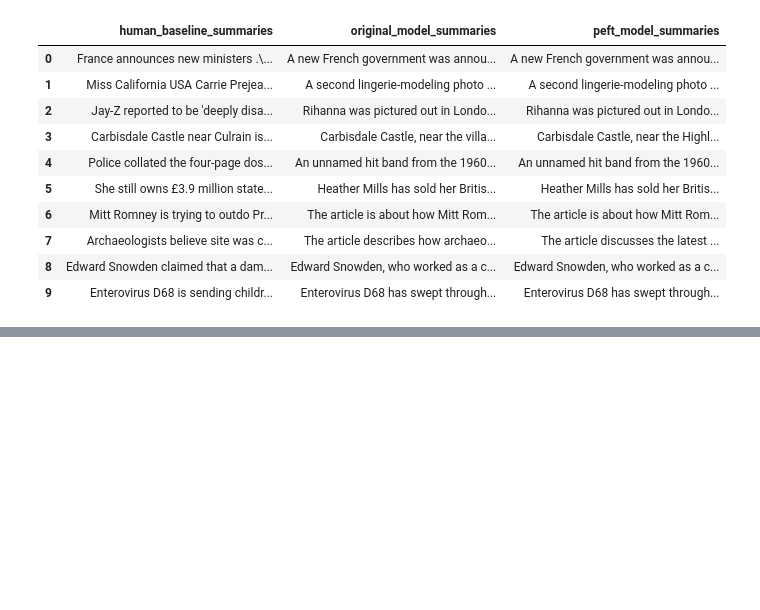
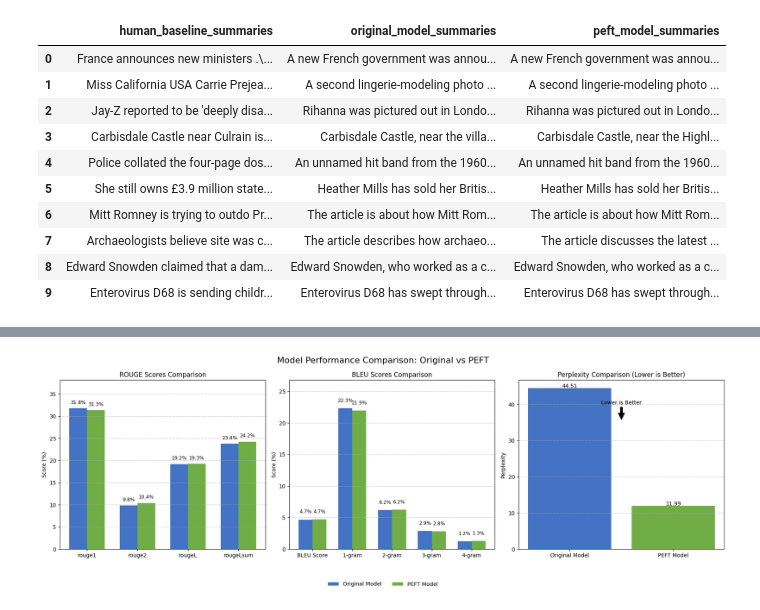
Before and after one commit to madnanrizqu/cs681-final, a Jupyter notebook: summarization/main.ipynb, the cells around one changed output, grey strips where cells are left out. Drawn from its saved outputs; the diff is of its cells as text; code cells hidden in the pictures; blank space fills up the shorter version.

Commit message:
add graphs

```diff
--- a/summarization/main.ipynb
+++ b/summarization/main.ipynb
@@ -724,0 +707,97 @@ ORIGINAL MODEL EVALUATION
+# %%
+import matplotlib.pyplot as plt
+import numpy as np
+
+fig, (ax1, ax2, ax3) = plt.subplots(1, 3, figsize=(18, 6))
+fig.suptitle('Model Performance Comparison: Original vs PEFT', fontsize=16)
+
+original_color = '#4472C4'  # blue
+peft_color = '#70AD47'      # green
+
+# 1. ROUGE scores comparison
+rouge_metrics = list(original_model_results.keys())
+x = np.arange(len(rouge_metrics))
+width = 0.35
+
+original_rouge_values = [original_model_results[metric] * 100 for metric in rouge_metrics]
+peft_rouge_values = [peft_model_results[metric] * 100 for metric in rouge_metrics]
+
+ax1.bar(x - width/2, original_rouge_values, width, label='Original Model', color=original_color)
+ax1.bar(x + width/2, peft_rouge_values, width, label='PEFT Model', color=peft_color)
+
+ax1.set_title('ROUGE Scores Comparison')
+ax1.set_ylabel('Score (%)')
+ax1.set_xticks(x)
+ax1.set_xticklabels(rouge_metrics)
+ax1.set_ylim(0, max(max(original_rouge_values), max(peft_rouge_values)) * 1.2)
+ax1.grid(axis='y', linestyle='--', alpha=0.7)
+
+for i, v in enumerate(original_rouge_values):
+    ax1.text(i - width/2, v + 1, f'{v:.1f}%', ha='center', fontsize=9)
+
+for i, v in enumerate(peft_rouge_values):
+    ax1.text(i + width/2, v + 1, f'{v:.1f}%', ha='center', fontsize=9)
+
+# 2. BLEU score comparison
+metrics = ['BLEU Score'] + [f'{i}-gram' for i in range(1, 5)]
+x = np.arange(len(metrics))
+
+original_bleu_values = [original_model_bleu['bleu'] * 100] + [p * 100 for p in original_model_bleu['precisions']]
+peft_bleu_values = [peft_model_bleu['bleu'] * 100] + [p * 100 for p in peft_model_bleu['precisions']]
+
+ax2.bar(x - width/2, original_bleu_values, width, label='Original Model', color=original_color)
+ax2.bar(x + width/2, peft_bleu_values, width, label='PEFT Model', color=peft_color)
+
+ax2.set_title('BLEU Scores Comparison')
+ax2.set_ylabel('Score (%)')
+ax2.set_xticks(x)
+ax2.set_xticklabels(metrics)
+ax2.set_ylim(0, max(max(original_bleu_values), max(peft_bleu_values)) * 1.2)
+ax2.grid(axis='y', linestyle='--', alpha=0.7)
+
+for i, v in enumerate(original_bleu_values):
+    ax2.text(i - width/2, v + 1, f'{v:.1f}%', ha='center', fontsize=9)
+
+for i, v in enumerate(peft_bleu_values):
+    ax2.text(i + width/2, v + 1, f'{v:.1f}%', ha='center', fontsize=9)
+
+# 3. Perplexity comparison (lower is better)
+perplexity_data = [original_perplexity, peft_perplexity]
+labels = ['Original Model', 'PEFT Model']
+colors = [original_color, peft_color]
+
+ax3.bar(labels, perplexity_data, color=colors)
+ax3.set_title('Perplexity Comparison (Lower is Better)')
+ax3.set_ylabel('Perplexity')
+ax3.grid(axis='y', linestyle='--', alpha=0.7)
+
+for i, v in enumerate(perplexity_data):
+    ax3.text(i, v + 0.1, f'{v:.2f}', ha='center')
+
+# Add an arrow indicating that lower is better for perplexity
+max_perplexity = max(perplexity_data)
+ax3.annotate('Lower is Better',
+             xy=(0.5, max_perplexity * 0.8),
+             xytext=(0.5, max_perplexity * 0.9),
+             arrowprops=dict(facecolor='black', shrink=0.05),
+             ha='center')
+
+fig.legend(['Original Model', 'PEFT Model'], loc='upper center', ncol=2, bbox_to_anchor=(0.5, 0.03), frameon=False)
+
+plt.tight_layout()
+plt.subplots_adjust(top=0.88, bottom=0.15)
+
+plt.show()
+
+print("\n--- Performance Improvement Summary ---")
+print(f"BLEU Score: {bleu_improvement:.2f}% absolute improvement")
+
+rouge_improvements = []
+for metric in original_model_results.keys():
+    improvement = (peft_model_results[metric] - original_model_results[metric]) * 100
+    rouge_improvements.append(f"{metric}: {improvement:.2f}%")
+print(f"ROUGE Scores: {', '.join(rouge_improvements)} absolute improvement")
+
+print(f"Perplexity: {perplexity_improvement_percent:.2f}% reduction (lower is better)")
+# %% [output]
+[figure, added]
```
Also changed, not shown: parts of 2 cells of this notebook.
